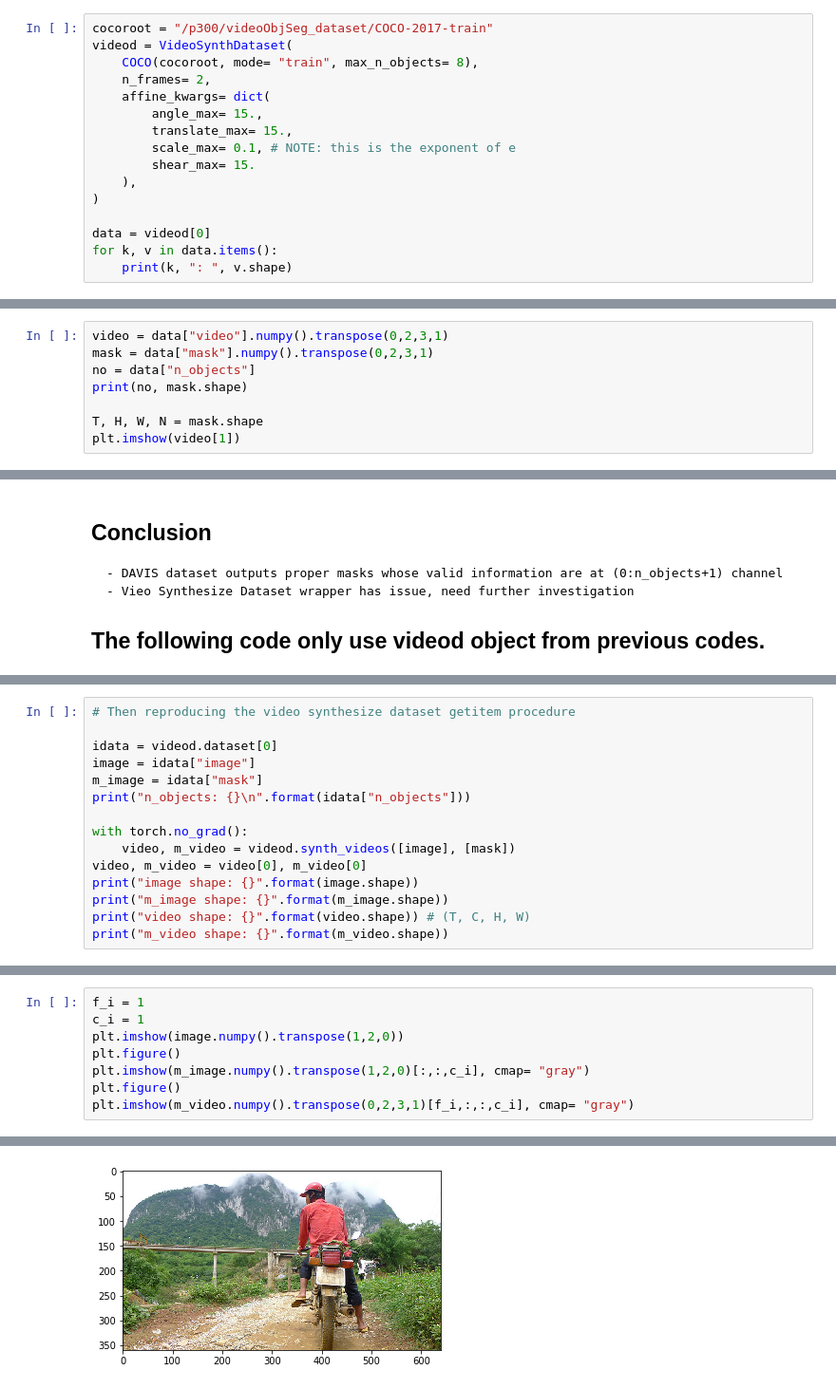
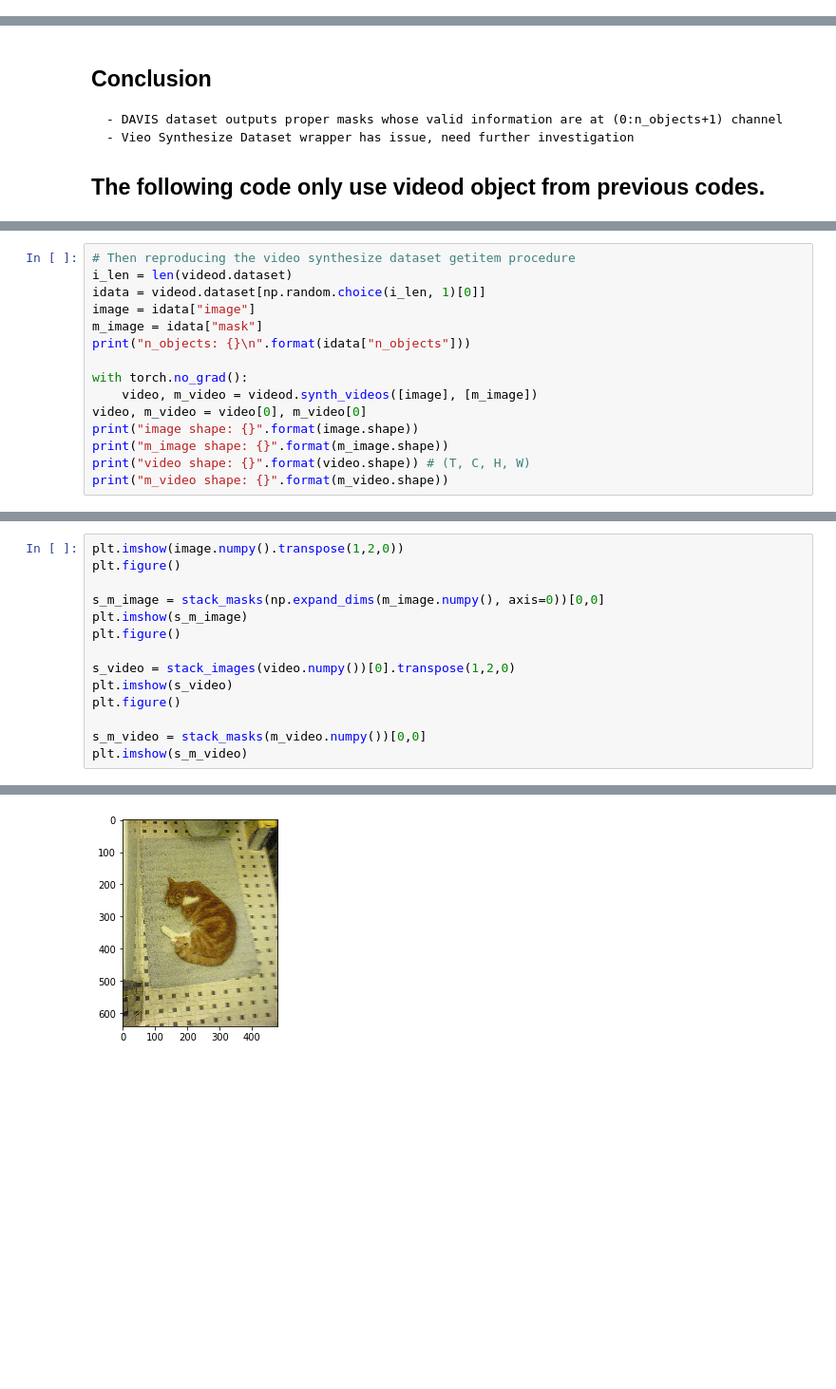
Before and after one commit to Earthnook/VideoObjSeg, a Jupyter notebook: vos/debugger/Video_dataset_debugger.ipynb, the cells around one changed output, grey strips where cells are left out. Shown at 95% size. Saved outputs shown, nothing was run; the diff lists cells and outputs as text; blank space fills up the shorter version.

Commit message:
add debugger for checking video synthsizing procedure

```diff
--- a/vos/debugger/Video_dataset_debugger.ipynb
+++ b/vos/debugger/Video_dataset_debugger.ipynb
@@ -25,16 +43,0 @@ n_objects :  torch.Size([1])
-# %%
-cocoroot = "/p300/videoObjSeg_dataset/COCO-2017-train"
-videod = VideoSynthDataset(
-    COCO(cocoroot, mode= "train", max_n_objects= 8),
-    n_frames= 2,
-    affine_kwargs= dict(
-        angle_max= 15.,
-        translate_max= 15.,
-        scale_max= 0.1, # NOTE: this is the exponent of e
-        shear_max= 15.
-    ),
-)
-
-data = videod[0]
-for k, v in data.items():
-    print(k, ": ", v.shape)
@@ -49,8 +43,0 @@ video :  torch.Size([3, 3, 384, 384])
-# %%
-video = data["video"].numpy().transpose(0,2,3,1)
-mask = data["mask"].numpy().transpose(0,2,3,1)
-no = data["n_objects"]
-print(no, mask.shape)
-
-T, H, W, N = mask.shape
-plt.imshow(video[1])
@@ -83,14 +68,14 @@ n_objects :  torch.Size([])
 video :  torch.Size([3, 3, 384, 384])
 # %%
 # Then reproducing the video synthesize dataset getitem procedure
-
-idata = videod.dataset[0]
+i_len = len(videod.dataset)
+idata = videod.dataset[np.random.choice(i_len, 1)[0]]
 image = idata["image"]
 m_image = idata["mask"]
 print("n_objects: {}\n".format(idata["n_objects"]))
 
 with torch.no_grad():
-    video, m_video = videod.synth_videos([image], [mask])
+    video, m_video = videod.synth_videos([image], [m_image])
 video, m_video = video[0], m_video[0]
 print("image shape: {}".format(image.shape))
 print("m_image shape: {}".format(m_image.shape))
@@ -106,11 +91,17 @@ m_video shape: torch.Size([3, 9, 360, 640])
 # %%
-f_i = 1
-c_i = 1
 plt.imshow(image.numpy().transpose(1,2,0))
 plt.figure()
-plt.imshow(m_image.numpy().transpose(1,2,0)[:,:,c_i], cmap= "gray")
+
+s_m_image = stack_masks(np.expand_dims(m_image.numpy(), axis=0))[0,0]
+plt.imshow(s_m_image)
 plt.figure()
-plt.imshow(m_video.numpy().transpose(0,2,3,1)[f_i,:,:,c_i], cmap= "gray")
+
+s_video = stack_images(video.numpy())[0].transpose(1,2,0)
+plt.imshow(s_video)
+plt.figure()
+
+s_m_video = stack_masks(m_video.numpy())[0,0]
+plt.imshow(s_m_video)
 # %% [output]
 <matplotlib.image.AxesImage at 0x...>
-[figure, old version]
+[figure, new version]
```
Also changed, not shown: parts of 11 cells of this notebook, 3 other files.
